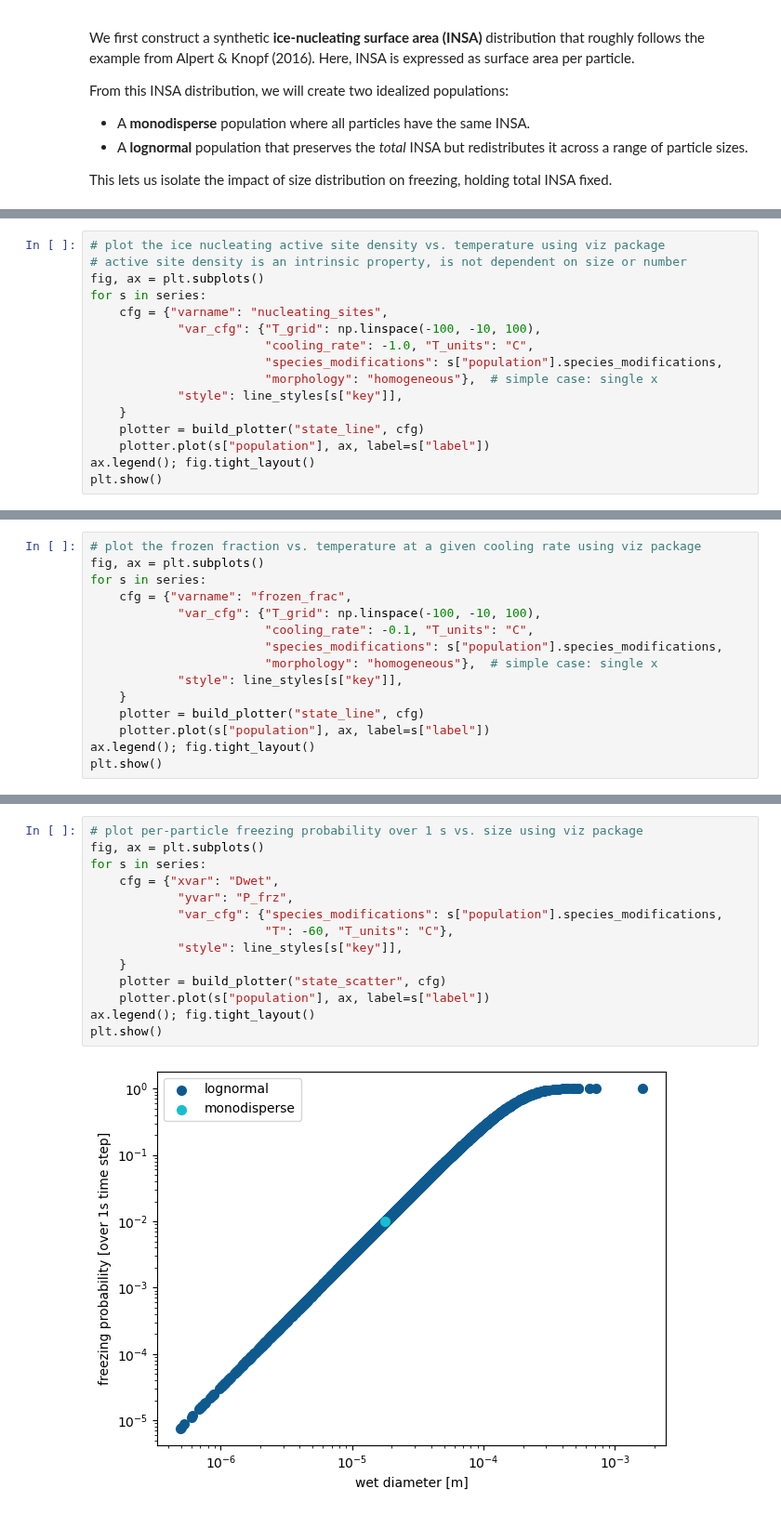
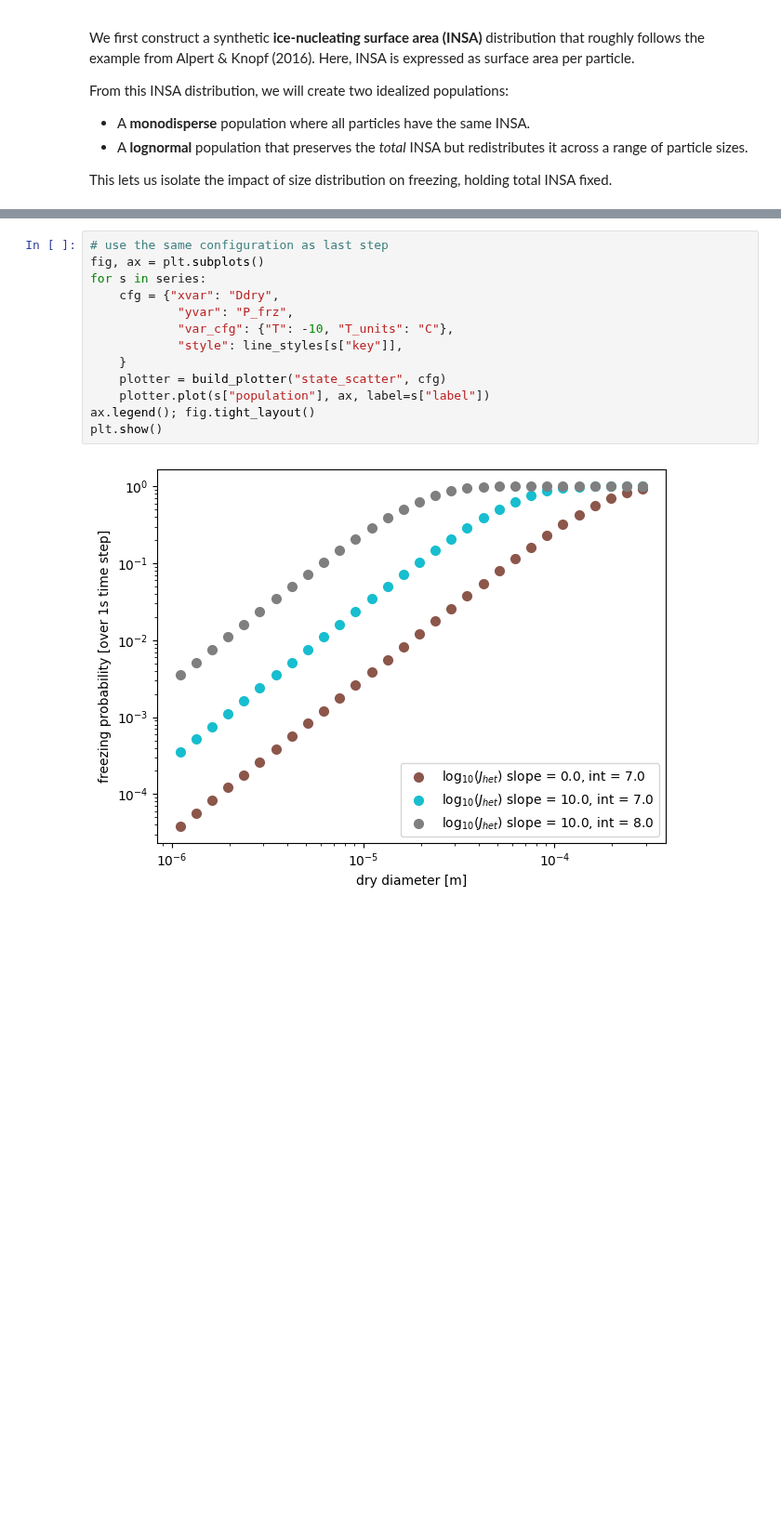
Before and after one commit to pnnl/part2pop, a Jupyter notebook: examples/03_inp_monodisperse_and_lognormal.ipynb, the cells around one changed output, grey strips where cells are left out. Shown at 93% size. Cells and saved outputs as stored; diff of their text form; blank space fills up the shorter version.

```diff
--- a/examples/03_inp_monodisperse_and_lognormal.ipynb
+++ b/examples/03_inp_monodisperse_and_lognormal.ipynb
@@ -210,16 +240,0 @@ plt.show()
-# %%
-# plot the ice nucleating active site density vs. temperature using viz package
-# active site density is an intrinsic property, is not dependent on size or number
-fig, ax = plt.subplots()
-for s in series:
-    cfg = {"varname": "nucleating_sites",
-            "var_cfg": {"T_grid": np.linspace(-100, -10, 100),
-                        "cooling_rate": -1.0, "T_units": "C",
-                        "species_modifications": s["population"].species_modifications,
-                        "morphology": "homogeneous"},  # simple case: single x
-            "style": line_styles[s["key"]],
-    }
-    plotter = build_plotter("state_line", cfg)
-    plotter.plot(s["population"], ax, label=s["label"])
-ax.legend(); fig.tight_layout()
-plt.show()
@@ -228,15 +240,0 @@ plt.show()
-# %%
-# plot the frozen fraction vs. temperature at a given cooling rate using viz package
-fig, ax = plt.subplots()
-for s in series:
-    cfg = {"varname": "frozen_frac",
-            "var_cfg": {"T_grid": np.linspace(-100, -10, 100),
-                        "cooling_rate": -0.1, "T_units": "C",
-                        "species_modifications": s["population"].species_modifications,
-                        "morphology": "homogeneous"},  # simple case: single x
-            "style": line_styles[s["key"]],
-    }
-    plotter = build_plotter("state_line", cfg)
-    plotter.plot(s["population"], ax, label=s["label"])
-ax.legend(); fig.tight_layout()
-plt.show()
@@ -245,16 +241,15 @@ plt.show()
 # %%
-# plot per-particle freezing probability over 1 s vs. size using viz package
+# use the same configuration as last step
 fig, ax = plt.subplots()
 for s in series:
-    cfg = {"xvar": "Dwet",
+    cfg = {"xvar": "Ddry",
             "yvar": "P_frz",
-            "var_cfg": {"species_modifications": s["population"].species_modifications,
-                        "T": -60, "T_units": "C"},
+            "var_cfg": {"T": -10, "T_units": "C"},
             "style": line_styles[s["key"]],
     }
     plotter = build_plotter("state_scatter", cfg)
     plotter.plot(s["population"], ax, label=s["label"])
 ax.legend(); fig.tight_layout()
 plt.show()
 # %% [output]
-[figure, old version]
+[figure, new version]
```
Also changed, not shown: parts of 12 cells of this notebook, 21 other files.
